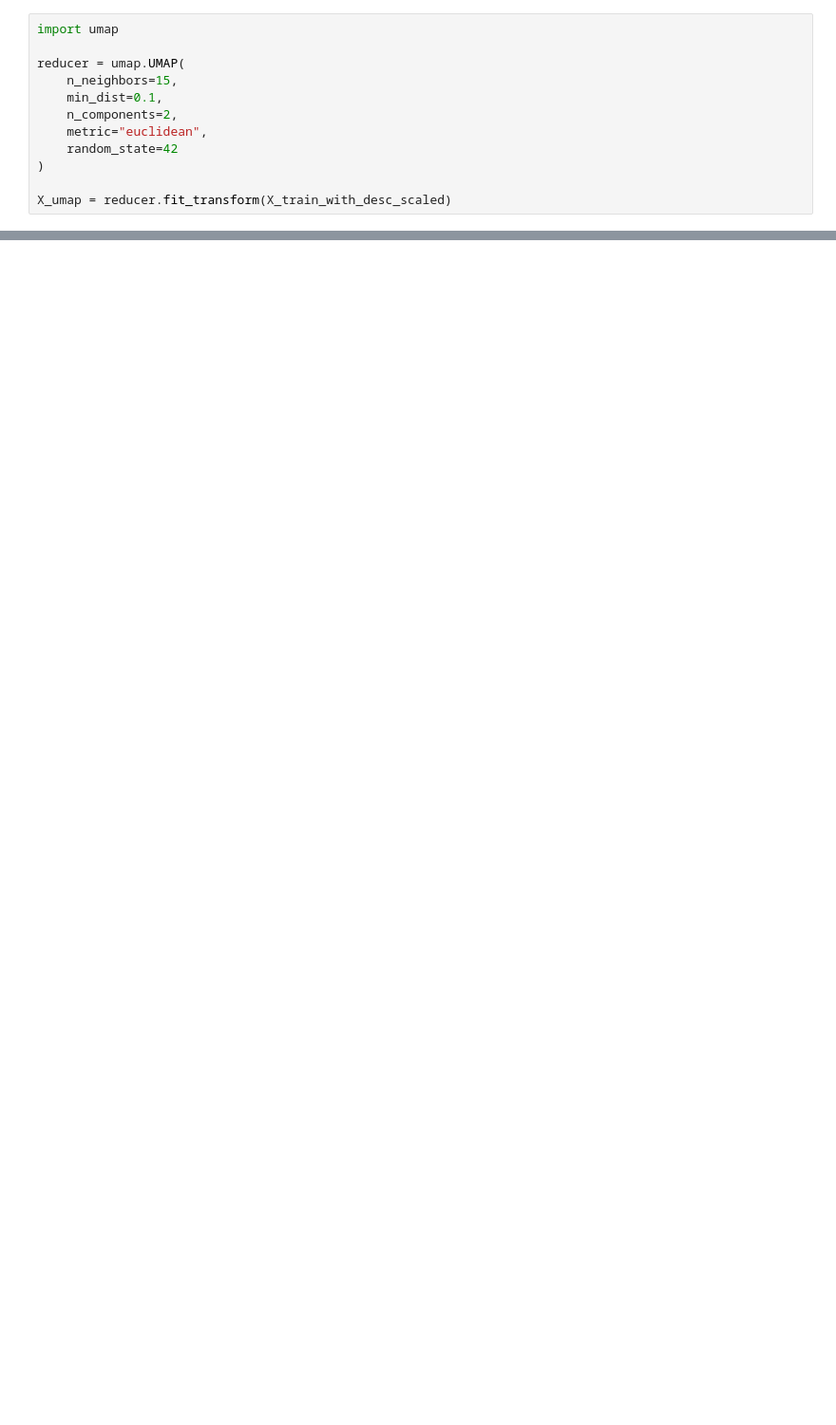
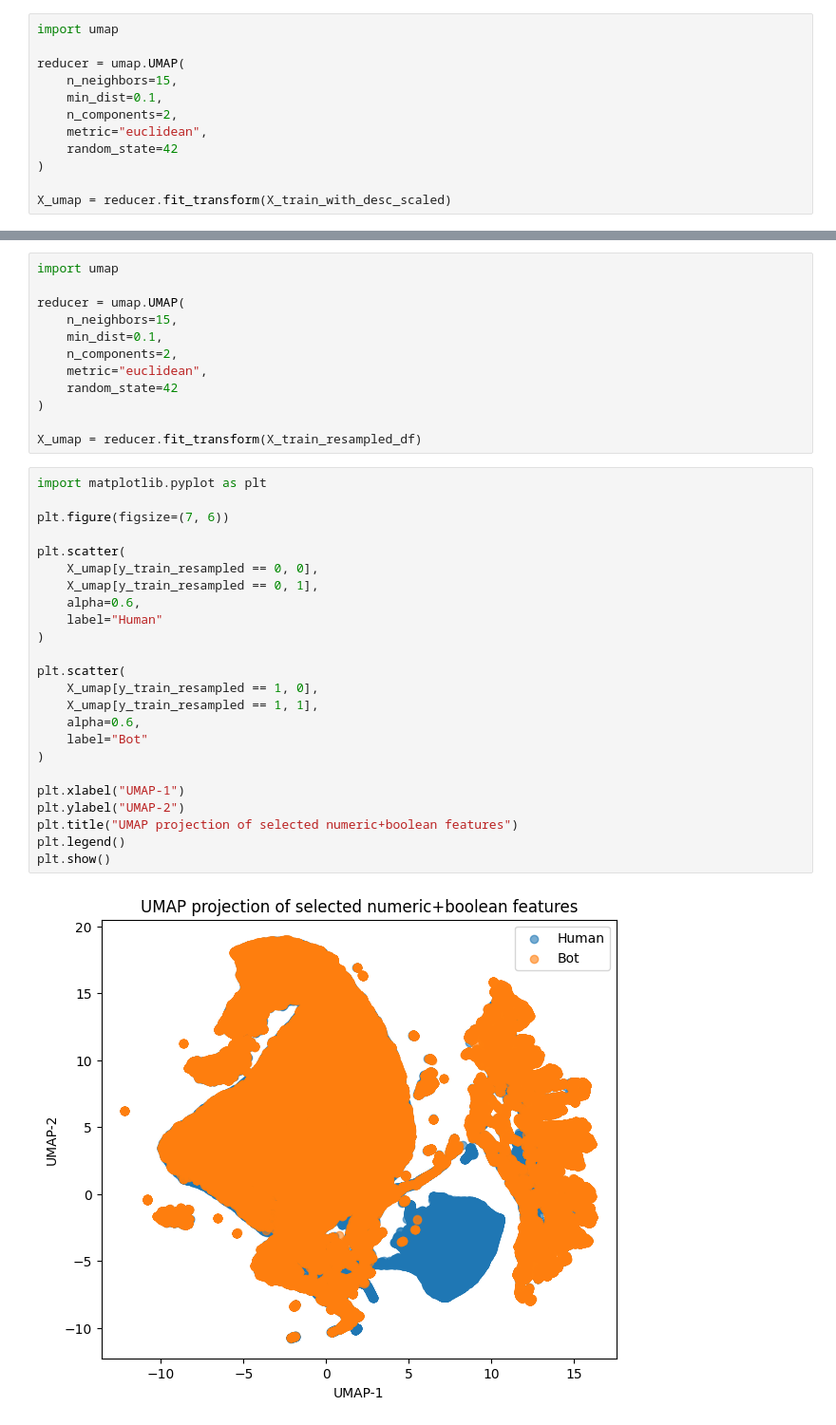
Before and after one commit to julwdo/thesis, a Jupyter notebook: 01_codes/03_nlp_project_main_old.ipynb, the cells around one changed output, grey strips where cells are left out. Shown at 95% size. Saved outputs shown, nothing was run; the diff lists cells and outputs as text; blank space fills up the shorter version.

```diff
--- a/01_codes/03_nlp_project_main_old.ipynb
+++ b/01_codes/03_nlp_project_main_old.ipynb
@@ -1743,0 +1840,38 @@ plt.show()
+# %%
+import umap
+
+reducer = umap.UMAP(
+    n_neighbors=15,
+    min_dist=0.1,
+    n_components=2,
+    metric="euclidean",
+    random_state=42
+)
+
+X_umap = reducer.fit_transform(X_train_resampled_df)
+# %%
+import matplotlib.pyplot as plt
+
+plt.figure(figsize=(7, 6))
+
+plt.scatter(
+    X_umap[y_train_resampled == 0, 0],
+    X_umap[y_train_resampled == 0, 1],
+    alpha=0.6,
+    label="Human"
+)
+
+plt.scatter(
+    X_umap[y_train_resampled == 1, 0],
+    X_umap[y_train_resampled == 1, 1],
+    alpha=0.6,
+    label="Bot"
+)
+
+plt.xlabel("UMAP-1")
+plt.ylabel("UMAP-2")
+plt.title("UMAP projection of selected numeric+boolean features")
+plt.legend()
+plt.show()
+# %% [output]
+[figure, added]
```
Also changed, not shown: parts of 15 cells of this notebook.
